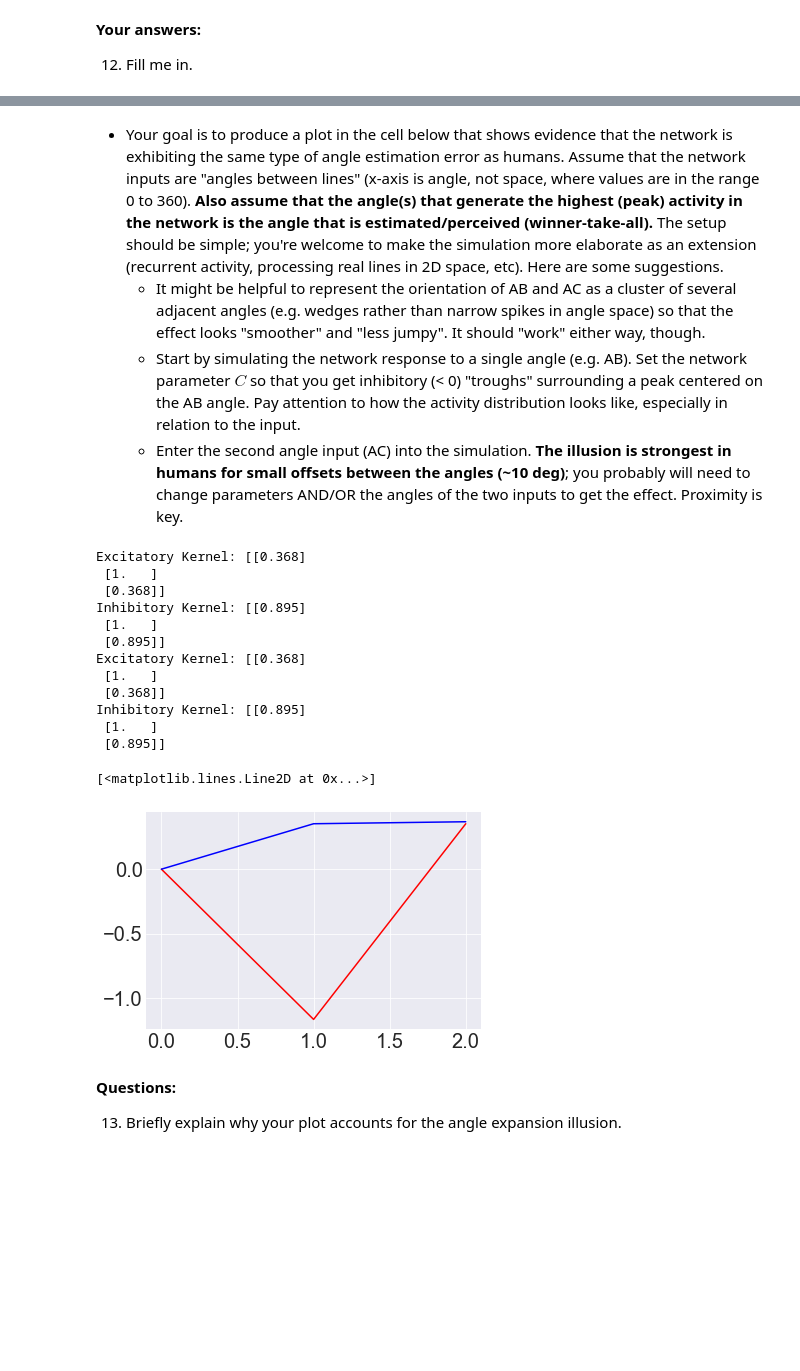
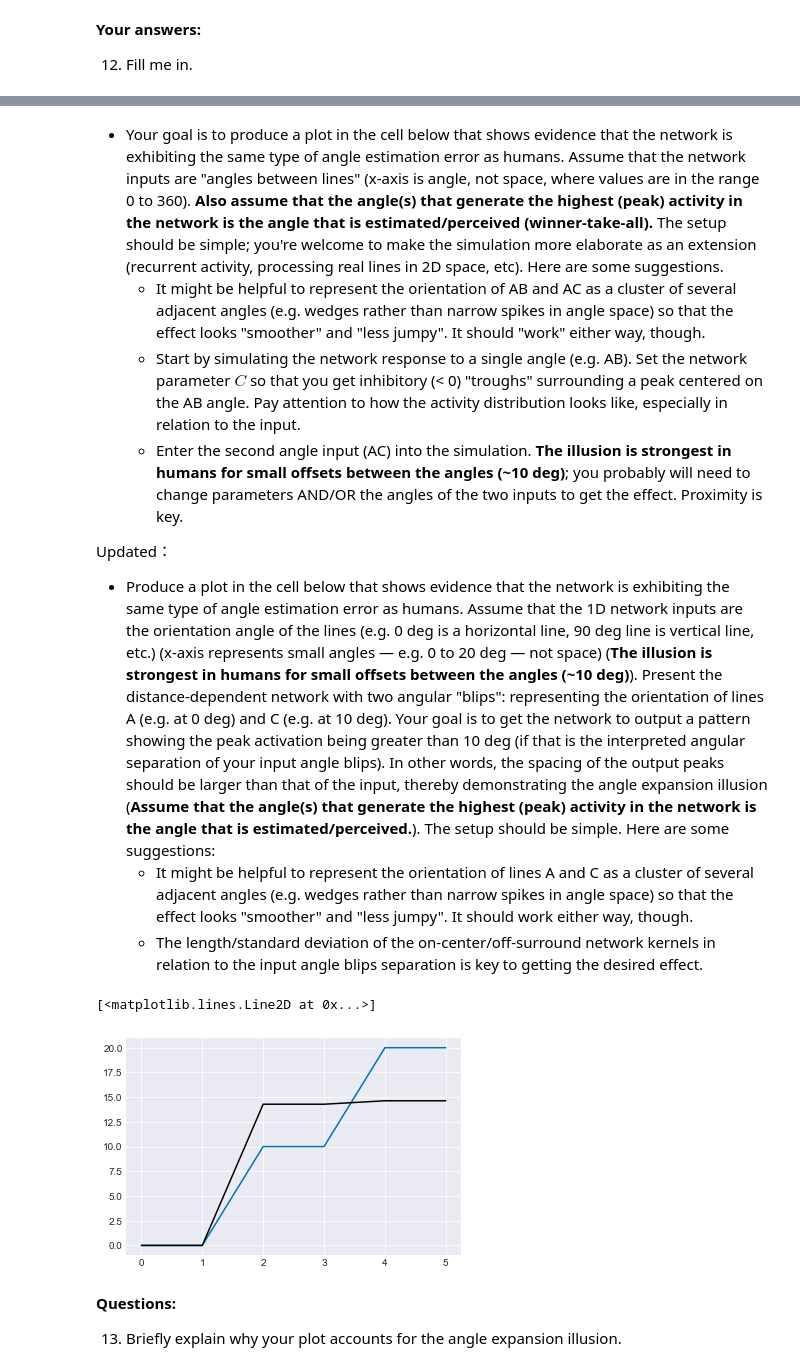
Before and after one commit to ejseal21/Computational-Neuroscience, a Jupyter notebook: Project3/CompNets.ipynb, the cells around one changed output, grey strips where cells are left out. Saved outputs shown, nothing was run; the diff lists cells and outputs as text; code cells hidden in the pictures; blank space fills up the shorter version.

Commit message:
angle expansion

```diff
--- a/Project3/CompNets.ipynb
+++ b/Project3/CompNets.ipynb
@@ -486,27 +476,26 @@ In this subtask, use your distance-dependent network to explain the angle expans
     - It might be helpful to represent the orientation of AB and AC as a cluster of several adjacent angles (e.g. wedges rather than narrow spikes in angle space) so that the effect looks "smoother" and "less jumpy". It should "work" either way, though.
     - Start by simulating the network response to a single angle (e.g. AB). Set the network parameter $C$ so that you get inhibitory (< 0) "troughs" surrounding a peak centered on the AB angle. Pay attention to how the activity distribution looks like, especially in relation to the input.
     - Enter the second angle input (AC) into the simulation. **The illusion is strongest in humans for small offsets between the angles (~10 deg)**; you probably will need to change parameters AND/OR the angles of the two inputs to get the effect. Proximity is key.
+
+Updated：
+- Produce a plot in the cell below that shows evidence that the network is exhibiting the same type of angle estimation error as humans. Assume that the 1D network inputs are the orientation angle of the lines (e.g. 0 deg is a horizontal line, 90 deg line is vertical line, etc.) (x-axis represents small angles  — e.g. 0 to 20 deg — not space) (**The illusion is strongest in humans for small offsets between the angles (~10 deg)**). Present the distance-dependent network with two angular "blips": representing the orientation of lines A (e.g. at 0 deg) and C (e.g. at 10 deg). Your goal is to get the network to output a pattern showing the peak activation being greater than 10 deg (if that is the interpreted angular separation of your input angle blips). In other words, the spacing of the output peaks should be larger than that of the input, thereby demonstrating the angle expansion illusion (**Assume that the angle(s) that generate the highest (peak) activity in the network is the angle that is estimated/perceived.**). The setup should be simple. Here are some suggestions:
+    - It might be helpful to represent the orientation of lines A and C as a cluster of several adjacent angles (e.g. wedges rather than narrow spikes in angle space) so that the effect looks "smoother" and "less jumpy". It should work either way, though.
+    - The length/standard deviation of the on-center/off-surround network kernels in relation to the input angle blips separation is key to getting the desired effect.
 # %%
-outputs1 = competitive_nets.dist_dep_net(np.array([0, -.45, 1.2]), 1, 1, 0, 1.0, 3.0, 3, 3, 0.001)
-plt.plot(outputs1[-1], color="red", label="AB")
+# outputs1 = competitive_nets.dist_dep_net(np.array([0, -.45, 1.2]), 1, 1, 0, 1.0, 3.0, 3, 3, 0.001)
+# plt.plot(outputs1[-1], color="red", label="AB")
 
-outputs2 = competitive_nets.dist_dep_net(np.array([0,1.2, 1.4]), 1, 1, 0, 1.0, 3.0, 3, 3, 0.001)
-plt.plot(outputs2[-1], color="blue", label="BpC")
+
+# outputs2 = competitive_nets.dist_dep_net(np.array([0,1.2, 1.4]), 1, 1, 0, 1.0, 3.0, 3, 3, 0.001)
+# plt.plot(outputs2[-1], color="blue", label="BpC")
+
+y = [0, 0, 10, 10, 20, 20]
+plt.plot(y)
+out = competitive_nets.dist_dep_net(y, A=1, B=30, C=0, exc_sigma=1.0, inh_sigma=0.5, kerSz=3, t_max=3, dt=0.001)
+plt.plot(out[-1], 'black')
 # %% [output]
-Excitatory Kernel: [[0.368]
- [1.   ]
- [0.368]]
-Inhibitory Kernel: [[0.895]
- [1.   ]
- [0.895]]
-Excitatory Kernel: [[0.368]
- [1.   ]
- [0.368]]
-Inhibitory Kernel: [[0.895]
- [1.   ]
- [0.895]]
+[<matplotlib.lines.Line2D at 0x...>]
-[<matplotlib.lines.Line2D at 0x...>]
-[figure, old version]
+[figure, new version]
 # %% [markdown]
 **Questions:**
 
```
Also changed, not shown: parts of 6 cells of this notebook.
